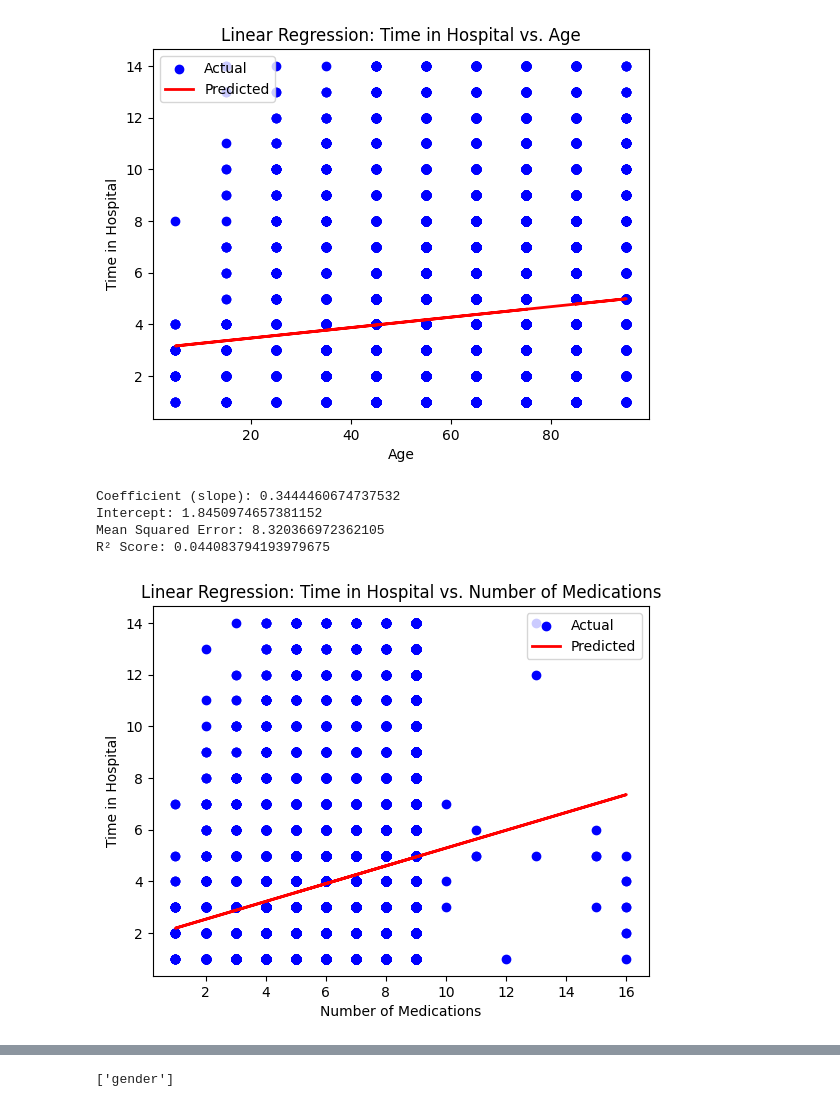
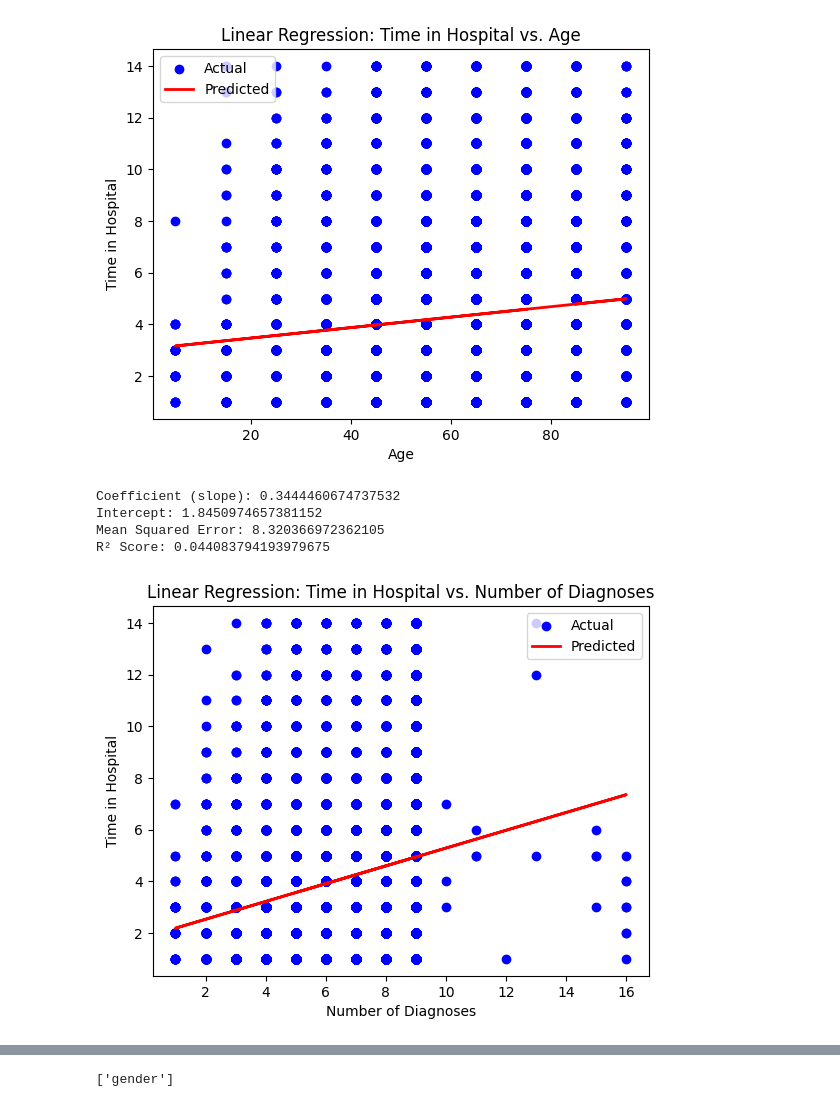
Before and after one commit to amen-hussain/SP25-Project, a Jupyter notebook: ML/SP25_Regressions.ipynb, the cells around one changed output, grey strips where cells are left out. Saved outputs shown, nothing was run; the diff lists cells and outputs as text; code cells hidden in the pictures.

```diff
--- a/ML/SP25_Regressions.ipynb
+++ b/ML/SP25_Regressions.ipynb
@@ -421,36 +421,36 @@ R² Score: 0.010903934689080463
 # %%
 #Linear Regression
 
 # Define X (feature) and y (target)
 X = diabetes_cleaned[['number_diagnoses']]
 y = diabetes_cleaned['time_in_hospital']
 
 #Split Test,Train
 X_train, X_test, y_train, y_test = train_test_split(X, y, test_size=0.2, random_state=42)
 
 model = LinearRegression()
 model.fit(X_train, y_train)
 
 y_pred = model.predict(X_test)
 
 print("Coefficient (slope):", model.coef_[0])
 print("Intercept:", model.intercept_)
 print("Mean Squared Error:", mean_squared_error(y_test, y_pred))
 print("R² Score:", r2_score(y_test, y_pred))
 
 plt.scatter(X_test, y_test, color='blue', label='Actual')
 plt.plot(X_test, y_pred, color='red', label='Predicted', linewidth=2)
-plt.xlabel('Number of Medications')
+plt.xlabel('Number of Diagnoses')
 plt.ylabel('Time in Hospital')
-plt.title('Linear Regression: Time in Hospital vs. Number of Medications')
+plt.title('Linear Regression: Time in Hospital vs. Number of Diagnoses')
 plt.legend()
 plt.show()
 # %% [output]
 Coefficient (slope): 0.3444460674737532
 Intercept: 1.8450974657381152
 Mean Squared Error: 8.320366972362105
 R² Score: 0.044083794193979675
-[figure, old version]
+[figure, new version]
 # %%
 #Linear Regression
 
```
Also changed, not shown: parts of 10 cells of this notebook.
